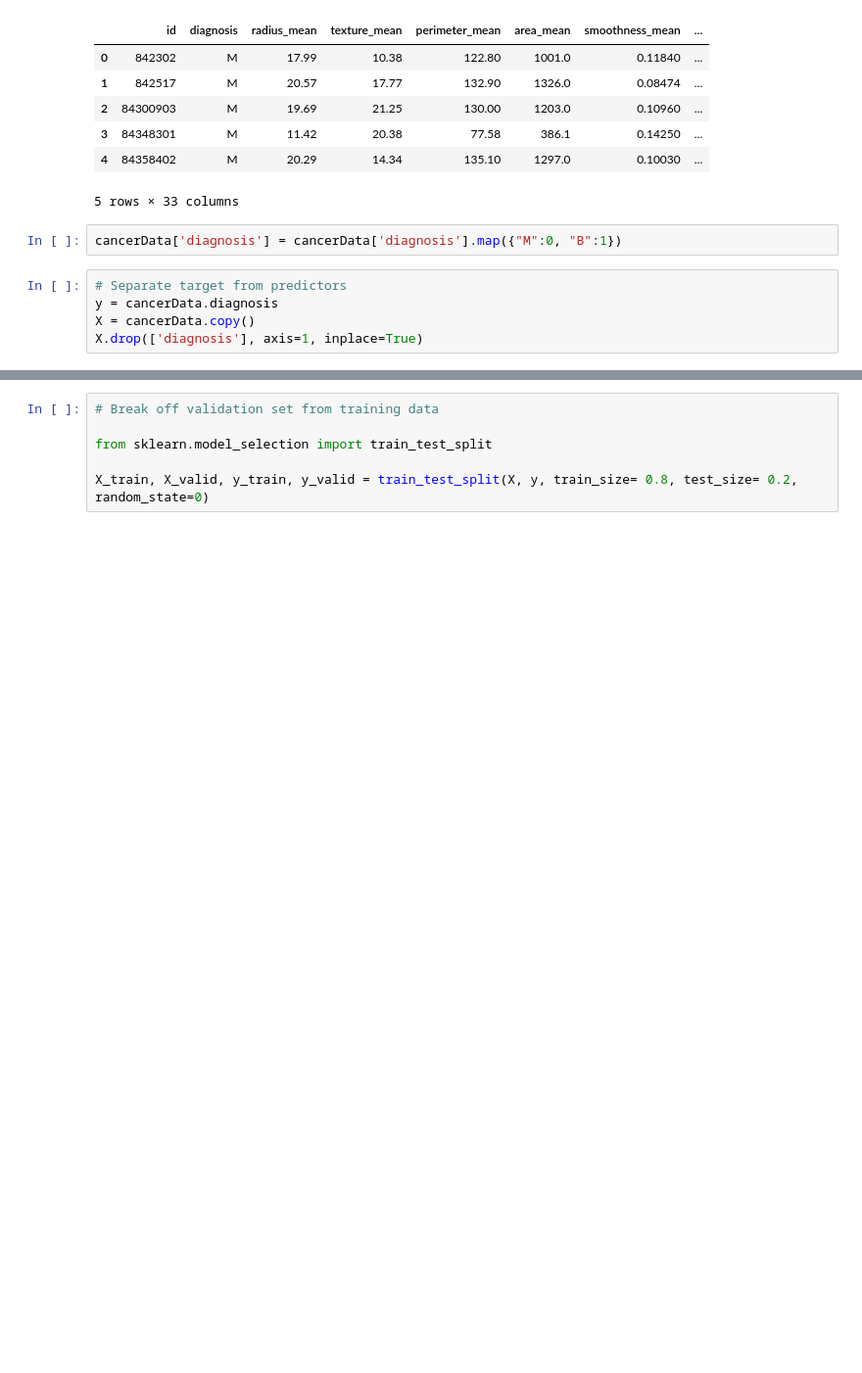
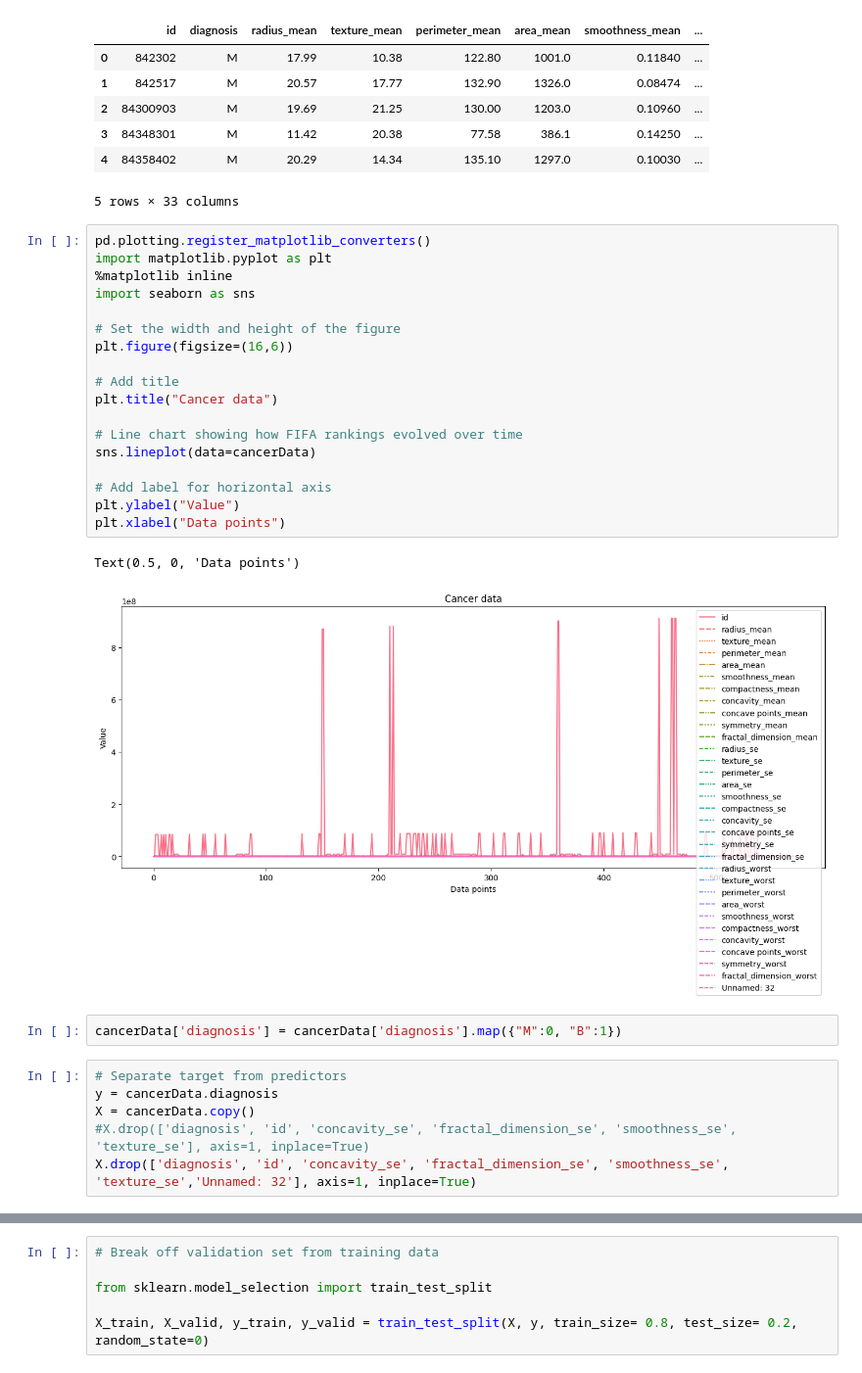
Before and after one commit to mkdinindu/ML_Course_Work, a Jupyter notebook: BreastCancerPrediction/Cancer_Prediction_GradientDecent.ipynb, the cells around one changed output, grey strips where cells are left out. Shown at 98% size. Saved outputs shown, nothing was run; the diff lists cells and outputs as text; blank space fills up the shorter version.

Commit message:
Kaggle Notebook | Cancer_Prediction_GradientDecent6467433a9d | Version 4

```diff
--- a/BreastCancerPrediction/Cancer_Prediction_GradientDecent.ipynb
+++ b/BreastCancerPrediction/Cancer_Prediction_GradientDecent.ipynb
@@ -13,10 +13,32 @@ cancerData.head()
 | 3 | 84348301 | M | 11.42 | 20.38 | 77.58 | 386.1 | 0.14250 | ... |
 | 4 | 84358402 | M | 20.29 | 14.34 | 135.10 | 1297.0 | 0.10030 | ... |
 5 rows × 33 columns
+# %%
+pd.plotting.register_matplotlib_converters()
+import matplotlib.pyplot as plt
+%matplotlib inline
+import seaborn as sns
+
+# Set the width and height of the figure
+plt.figure(figsize=(16,6))
+
+# Add title
+plt.title("Cancer data")
+
+# Line chart showing how FIFA rankings evolved over time
+sns.lineplot(data=cancerData)
+
+# Add label for horizontal axis
+plt.ylabel("Value")
+plt.xlabel("Data points")
+# %% [output]
+Text(0.5, 0, 'Data points')
+[figure, added]
 # %%
 cancerData['diagnosis'] = cancerData['diagnosis'].map({"M":0, "B":1})
 # %%
 # Separate target from predictors
 y = cancerData.diagnosis
 X = cancerData.copy()
-X.drop(['diagnosis'], axis=1, inplace=True)
+#X.drop(['diagnosis', 'id', 'concavity_se', 'fractal_dimension_se', 'smoothness_se', 'texture_se'], axis=1, inplace=True)
+X.drop(['diagnosis', 'id', 'concavity_se', 'fractal_dimension_se', 'smoothness_se', 'texture_se','Unnamed: 32'], axis=1, inplace=True)
```
Also changed, not shown: parts of 5 cells of this notebook.
